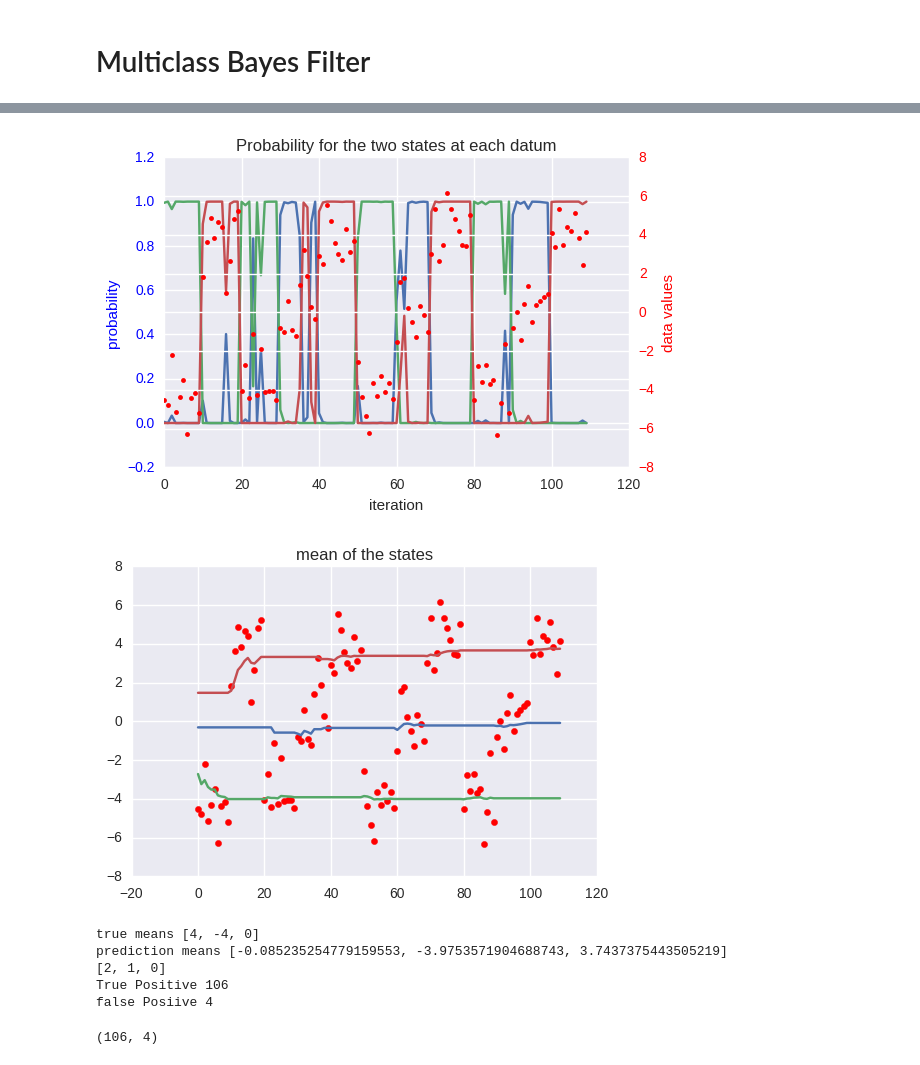
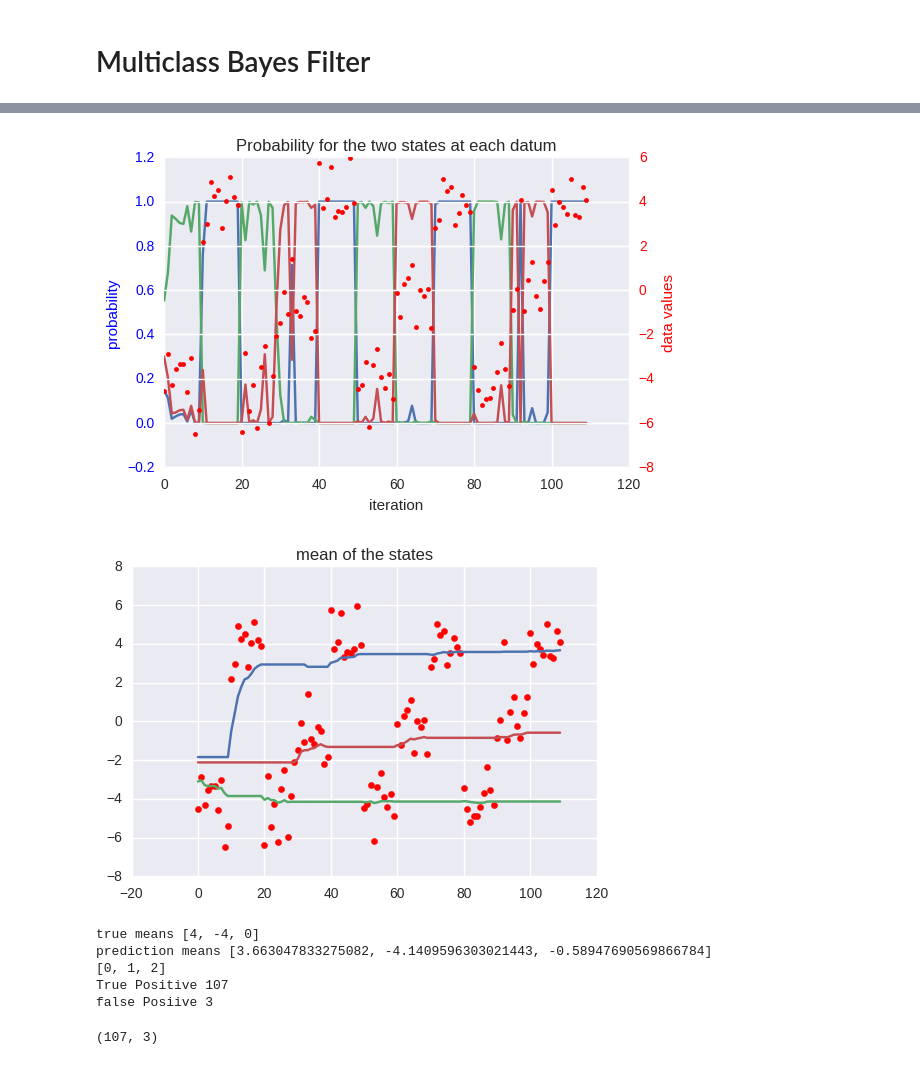
Before and after one commit to arne7morgen/MasterThesis, a Jupyter notebook: notebooks/Multiclass Bayes Filter.ipynb, the cells around one changed output, grey strips where cells are left out. Saved outputs shown, nothing was run; the diff lists cells and outputs as text; code cells hidden in the pictures.

Commit message:
fixed the filter with bayes computation of z. theta is still MAP.

```diff
--- a/notebooks/Multiclass Bayes Filter.ipynb
+++ b/notebooks/Multiclass Bayes Filter.ipynb
@@ -207,7 +248,7 @@ def findMapping(truth, filterData, means):
     return mapping
 # %%
 data, groundTruth, means = TestData(skips=3, n=30, mean=[4, -4], var=[1, 1])
-fA = SimpleBayesFilter2(2, np.matrix([[0.8, 0.2],[ 0.2, 0.8]]))
+fA = SimpleBayesFilterWithPrior(2, np.matrix([[0.8, 0.2],[ 0.2, 0.8]]))
 filterData = []
 for x in data:
     d = copy.deepcopy(fA.update(x))
@@ -227,18 +268,18 @@ false Posiive 6
 # %%
 data, groundTruth, means = TestData(skips=10, n=10)
-fA = SimpleBayesFilter2(3, np.matrix([[0.8, 0.1, 0.1],[0.1, 0.8, 0.1], [0.1, 0.1, 0.8]]))
+fA = SimpleBayesFilterWithPrior(3, np.matrix([[0.8, 0.1, 0.1],[0.1, 0.8, 0.1], [0.1, 0.1, 0.8]]))
 filterData = []
 for x in data:
     d = copy.deepcopy(fA.update(x))
     filterData.append(d)
 plotFilterData(data, filterData)
 falsePositiveEval(groundTruth, filterData, means)
 # %% [output]
-[figure, old version]
+[figure, new version]
-[figure, old version]
+[figure, new version]
 true means [4, -4, 0]
-prediction means [-0.085235254779159553, -3.9753571904688743, 3.7437375443505219]
-[2, 1, 0]
-True Positive 106
-false Posiive 4
+prediction means [3.663047833275082, -4.1409596303021443, -0.58947690569866784]
+[0, 1, 2]
+True Positive 107
+false Posiive 3
-(106, 4)
+(107, 3)
```
Also changed, not shown: parts of 6 cells of this notebook.
